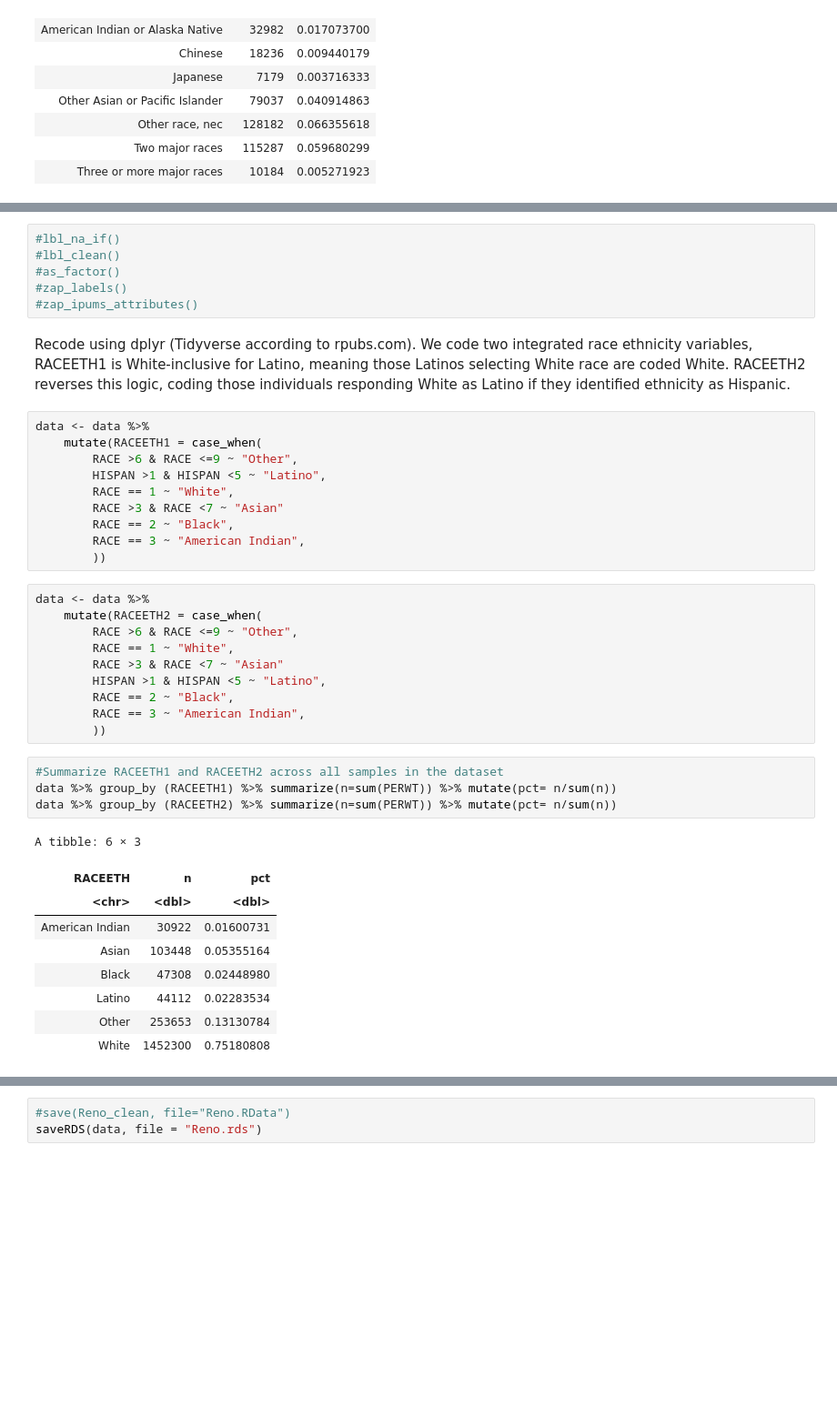
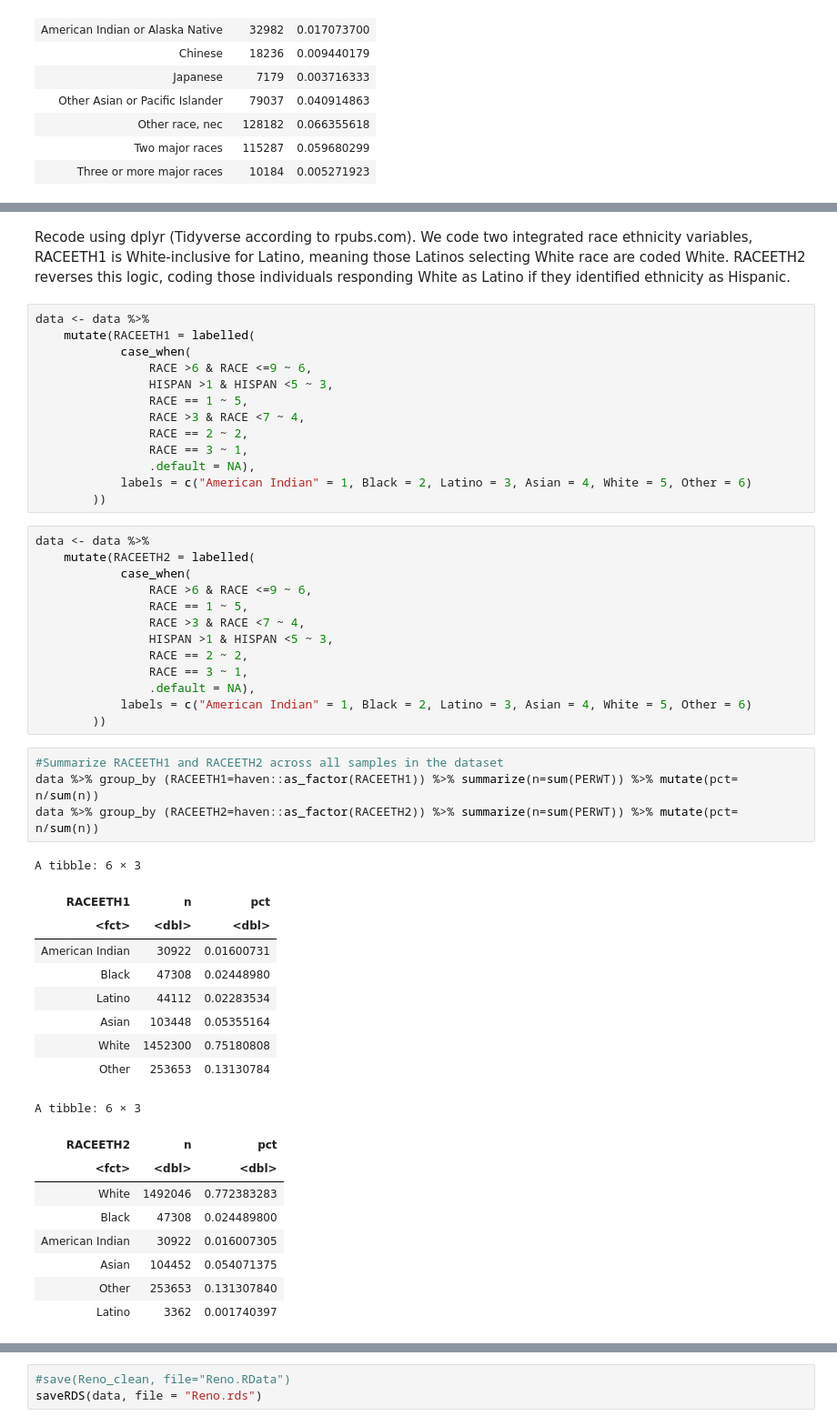
Before and after one commit to jcolond/LTCC_Reno, a Jupyter notebook: Reno_cleaning.ipynb, the cells around one changed output, grey strips where cells are left out. Shown at 91% size. Drawn from its saved outputs; the diff is of its cells as text; blank space fills up the shorter version.

Commit message:
finalizing cleaning

```diff
--- a/Reno_cleaning.ipynb
+++ b/Reno_cleaning.ipynb
@@ -74,43 +100,52 @@ A tibble: 9 × 3
-# %%
-#lbl_na_if()
-#lbl_clean()
-#as_factor()
-#zap_labels()
-#zap_ipums_attributes()
 # %% [markdown]
 Recode using dplyr (Tidyverse according to rpubs.com).
 We code two integrated race ethnicity variables, RACEETH1 is White-inclusive for Latino, meaning those Latinos selecting White race are coded White. RACEETH2 reverses this logic, coding those individuals responding White as Latino if they identified ethnicity as Hispanic.
 # %%
 data <- data %>%
-    mutate(RACEETH1 = case_when(
-        RACE >6 & RACE <=9 ~ "Other",
-        HISPAN >1 & HISPAN <5 ~ "Latino",
-        RACE == 1 ~ "White",
-        RACE >3 & RACE <7 ~ "Asian"
-        RACE == 2 ~ "Black",
-        RACE == 3 ~ "American Indian",
+    mutate(RACEETH1 = labelled(
+            case_when(
+                RACE >6 & RACE <=9 ~ 6,
+                HISPAN >1 & HISPAN <5 ~ 3,
+                RACE == 1 ~ 5,
+                RACE >3 & RACE <7 ~ 4,
+                RACE == 2 ~ 2,
+                RACE == 3 ~ 1,
+                .default = NA),
+            labels = c("American Indian" = 1, Black = 2, Latino = 3, Asian = 4, White = 5, Other = 6)
         ))
-# %%
-data <- data %>%
-    mutate(RACEETH2 = case_when(
-        RACE >6 & RACE <=9 ~ "Other",
-        RACE == 1 ~ "White",
-        RACE >3 & RACE <7 ~ "Asian"
-        HISPAN >1 & HISPAN <5 ~ "Latino",
-        RACE == 2 ~ "Black",
-        RACE == 3 ~ "American Indian",
-        ))
+# %%
+data <- data %>%
+    mutate(RACEETH2 = labelled(
+            case_when(
+                RACE >6 & RACE <=9 ~ 6,
+                RACE == 1 ~ 5,
+                RACE >3 & RACE <7 ~ 4,
+                HISPAN >1 & HISPAN <5 ~ 3,
+                RACE == 2 ~ 2,
+                RACE == 3 ~ 1,
+                .default = NA),
+            labels = c("American Indian" = 1, Black = 2, Latino = 3, Asian = 4, White = 5, Other = 6)
+        ))
 # %%
 #Summarize RACEETH1 and RACEETH2 across all samples in the dataset
-data %>% group_by (RACEETH1) %>% summarize(n=sum(PERWT)) %>% mutate(pct= n/sum(n))
-data %>% group_by (RACEETH2) %>% summarize(n=sum(PERWT)) %>% mutate(pct= n/sum(n))
+data %>% group_by (RACEETH1=haven::as_factor(RACEETH1)) %>% summarize(n=sum(PERWT)) %>% mutate(pct= n/sum(n))
+data %>% group_by (RACEETH2=haven::as_factor(RACEETH2)) %>% summarize(n=sum(PERWT)) %>% mutate(pct= n/sum(n))
 # %% [output]
 A tibble: 6 × 3
-| RACEETH | n | pct |
-| <chr> | <dbl> | <dbl> |
+| RACEETH1 | n | pct |
+| <fct> | <dbl> | <dbl> |
 | American Indian | 30922 | 0.01600731 |
-| Asian | 103448 | 0.05355164 |
 | Black | 47308 | 0.02448980 |
 | Latino | 44112 | 0.02283534 |
+| Asian | 103448 | 0.05355164 |
+| White | 1452300 | 0.75180808 |
 | Other | 253653 | 0.13130784 |
-| White | 1452300 | 0.75180808 |
+A tibble: 6 × 3
+| RACEETH2 | n | pct |
+| <fct> | <dbl> | <dbl> |
+| White | 1492046 | 0.772383283 |
+| Black | 47308 | 0.024489800 |
+| American Indian | 30922 | 0.016007305 |
+| Asian | 104452 | 0.054071375 |
+| Other | 253653 | 0.131307840 |
+| Latino | 3362 | 0.001740397 |
```
Also changed, not shown: parts of 23 cells of this notebook.
